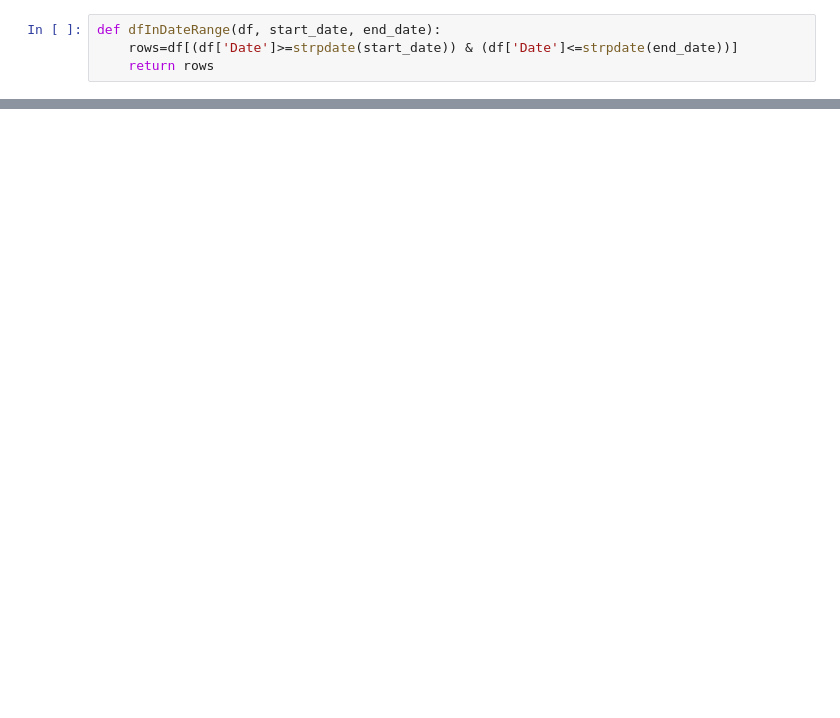
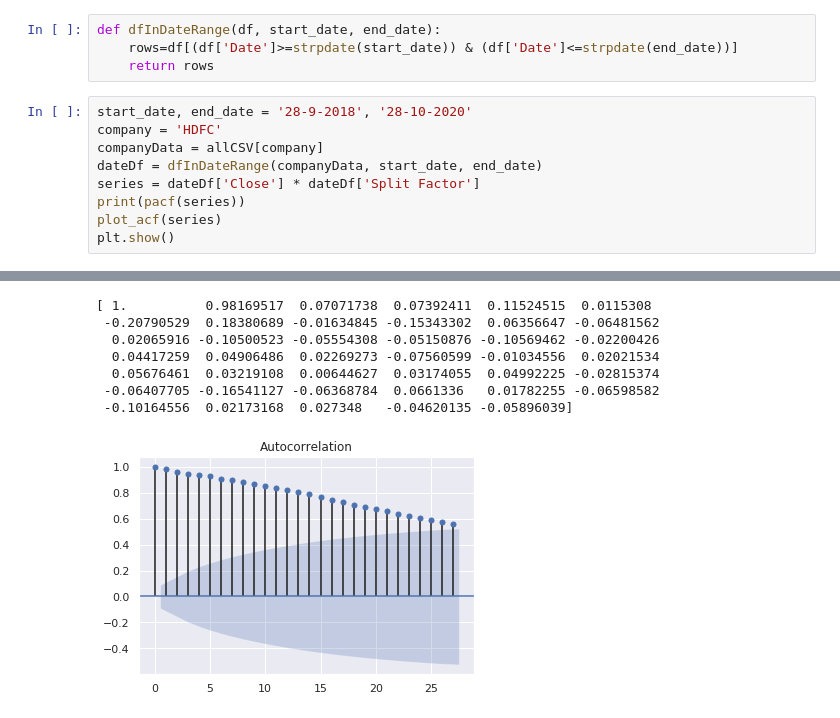
Before and after one commit to paper-plain-dosa/stock-analysis, a Jupyter notebook: Small_Data_EDA.ipynb, the cells around one changed output, grey strips where cells are left out. Cells and saved outputs as stored; diff of their text form; blank space fills up the shorter version.

```diff
--- a/Small_Data_EDA.ipynb
+++ b/Small_Data_EDA.ipynb
@@ -195,3 +197,13 @@ rollingStdPlot(allCSV['HDFC'], '28-10-2010', '28-10-2012', "Close")
 def dfInDateRange(df, start_date, end_date):
     rows=df[(df['Date']>=strpdate(start_date)) & (df['Date']<=strpdate(end_date))]
     return rows
+# %%
+start_date, end_date = '28-9-2018', '28-10-2020'
+company = 'HDFC'
+companyData = allCSV[company]
+dateDf = dfInDateRange(companyData, start_date, end_date)
+series = dateDf['Close'] * dateDf['Split Factor']
+print(pacf(series))
+plot_acf(series)
+plt.show()
+# %% [output]
@@ -198,3 +211,11 @@ def dfInDateRange(df, start_date, end_date):
+[ 1.          0.98169517  0.07071738  0.07392411  0.11524515  0.0115308
+ -0.20790529  0.18380689 -0.01634845 -0.15343302  0.06356647 -0.06481562
+  0.02065916 -0.10500523 -0.05554308 -0.05150876 -0.10569462 -0.02200426
+  0.04417259  0.04906486  0.02269273 -0.07560599 -0.01034556  0.02021534
+  0.05676461  0.03219108  0.00644627  0.03174055  0.04992225 -0.02815374
+ -0.06407705 -0.16541127 -0.06368784  0.0661336   0.01782255 -0.06598582
+ -0.10164556  0.02173168  0.027348   -0.04620135 -0.05896039]
+[figure, added]
 # %%
 start_date, end_date = '28-10-2017', '28-10-2020'
 company = 'HDFC'
```
Also changed, not shown: parts of 10 cells of this notebook, 1 other file.
